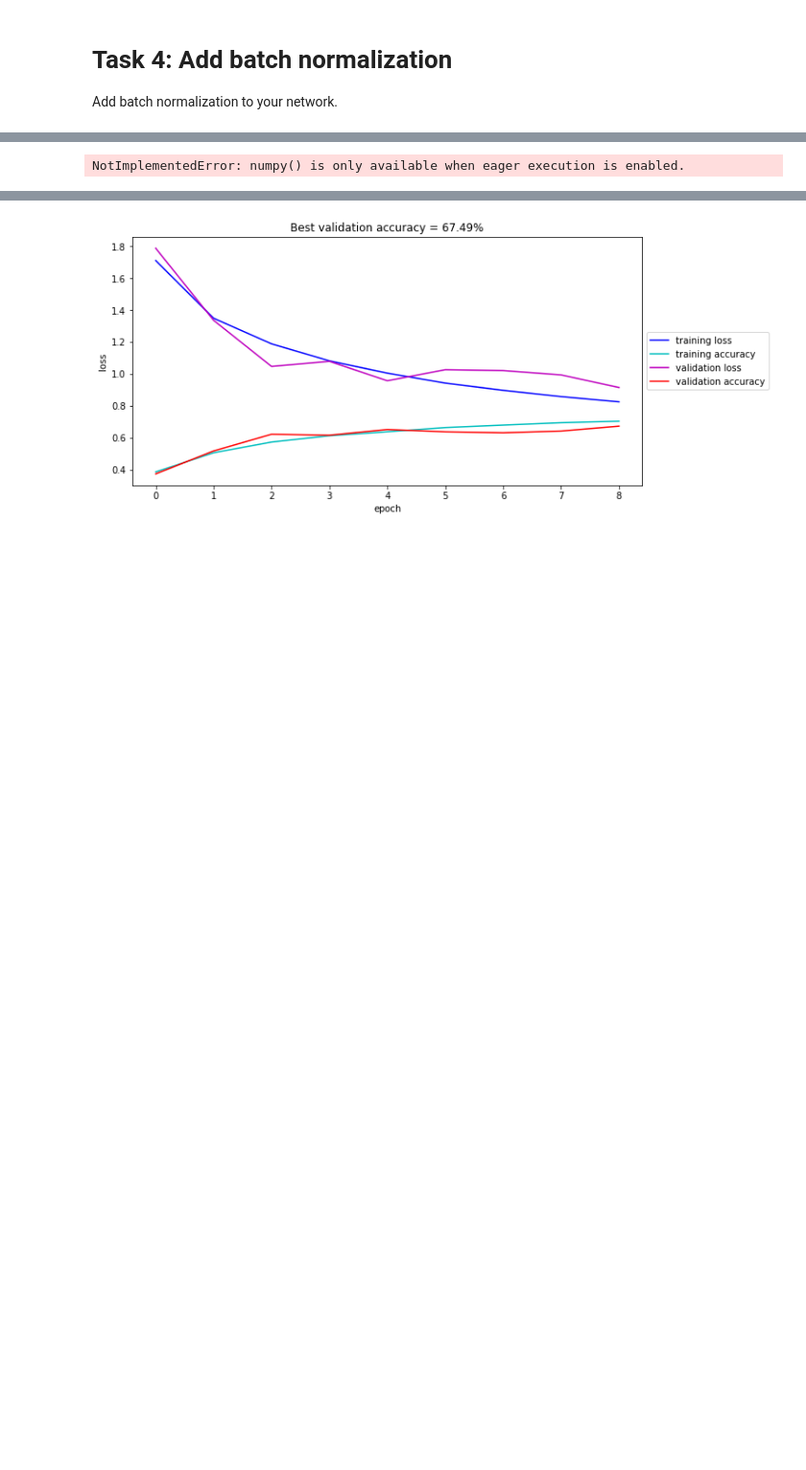
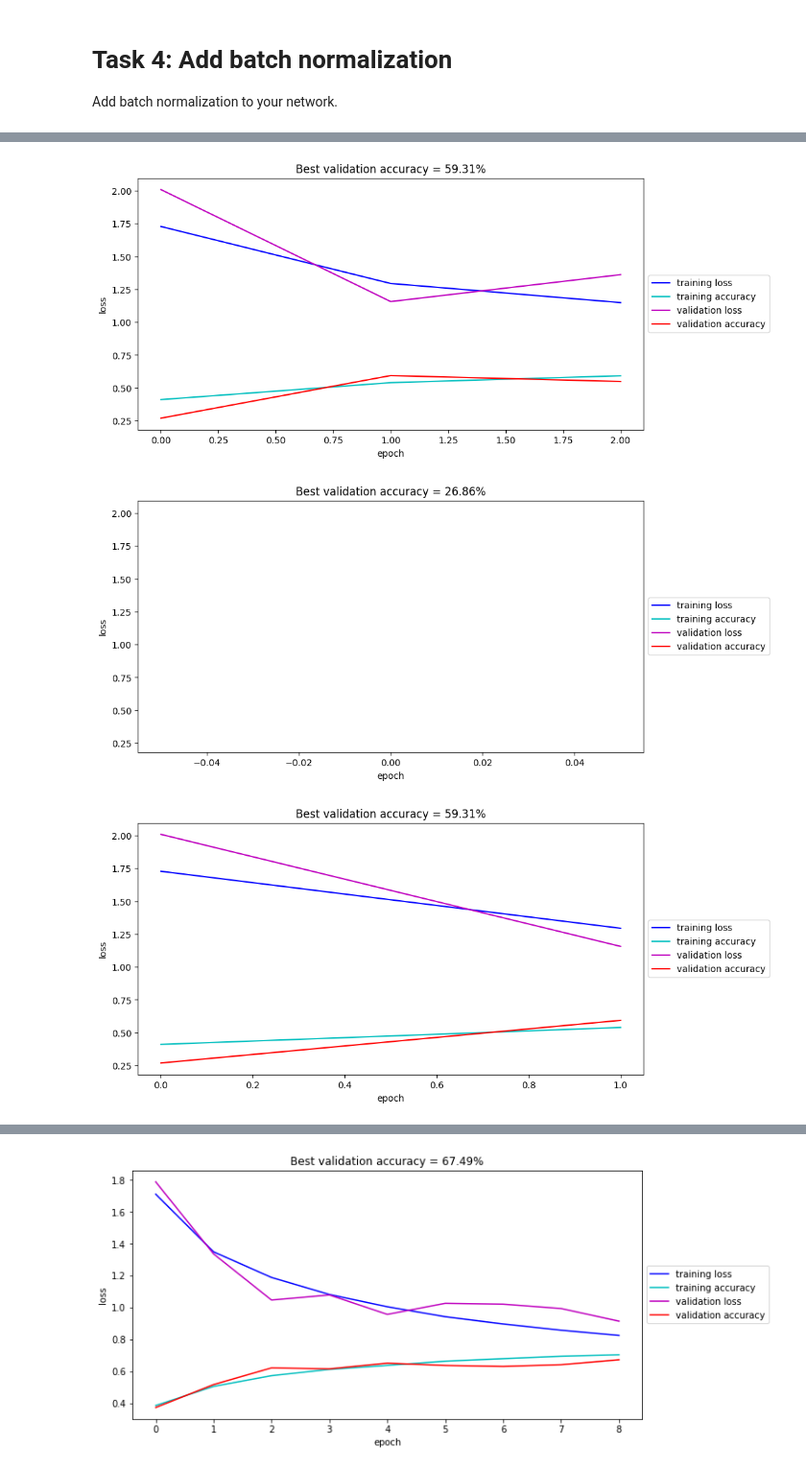
Before and after one commit to Zarifehhdr/CNN_ImageProcessing, a Jupyter notebook: Image_Classification_with_CNNs.ipynb, the cells around one changed output, grey strips where cells are left out. Shown at 96% size. Saved outputs shown, nothing was run; the diff lists cells and outputs as text; code cells hidden in the pictures; blank space fills up the shorter version.

```diff
--- a/Image_Classification_with_CNNs.ipynb
+++ b/Image_Classification_with_CNNs.ipynb
@@ -660,7 +695,9 @@ Model: "functional_1"
 None
 # %%
 # train and validate the network
-network_filepath = os.path.join(file_dir, 'best_model_net_batchnorm.h5')
+#network_filepath = os.path.join(file_dir, 'best_model_net_batchnorm.h5')
 train_network(network, train_x, train_y_one_hot, val_x, val_y_one_hot, n_epoch, batch_size, network_filepath)
 # %% [output]
-NotImplementedError: numpy() is only available when eager execution is enabled.
+[figure, added]
+[figure, added]
+[figure, added]
```
Also changed, not shown: parts of 28 cells of this notebook.
